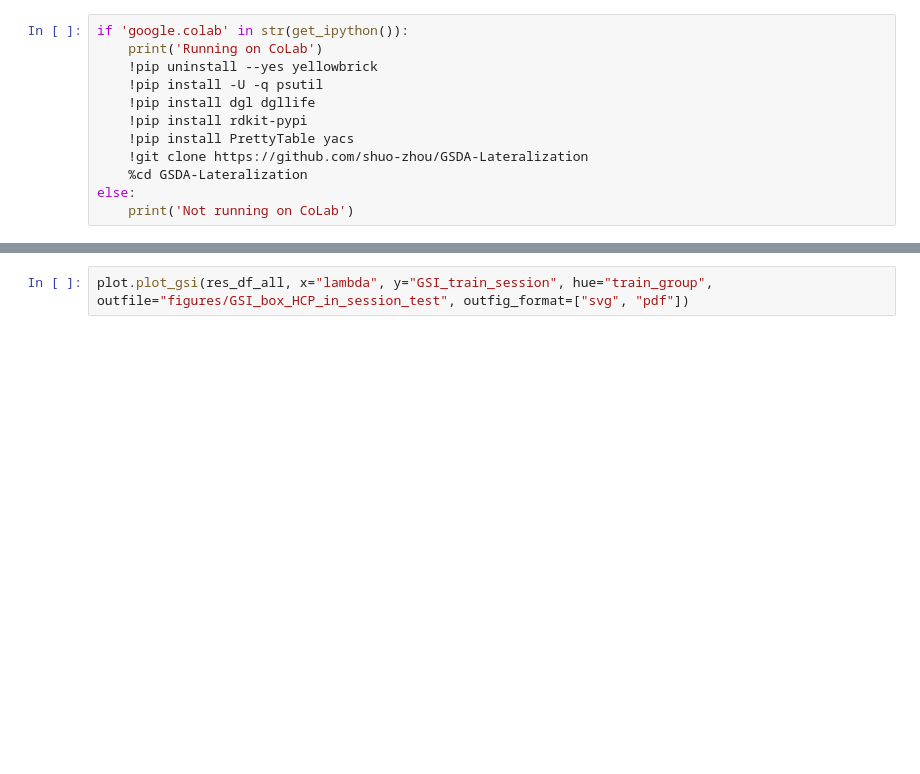
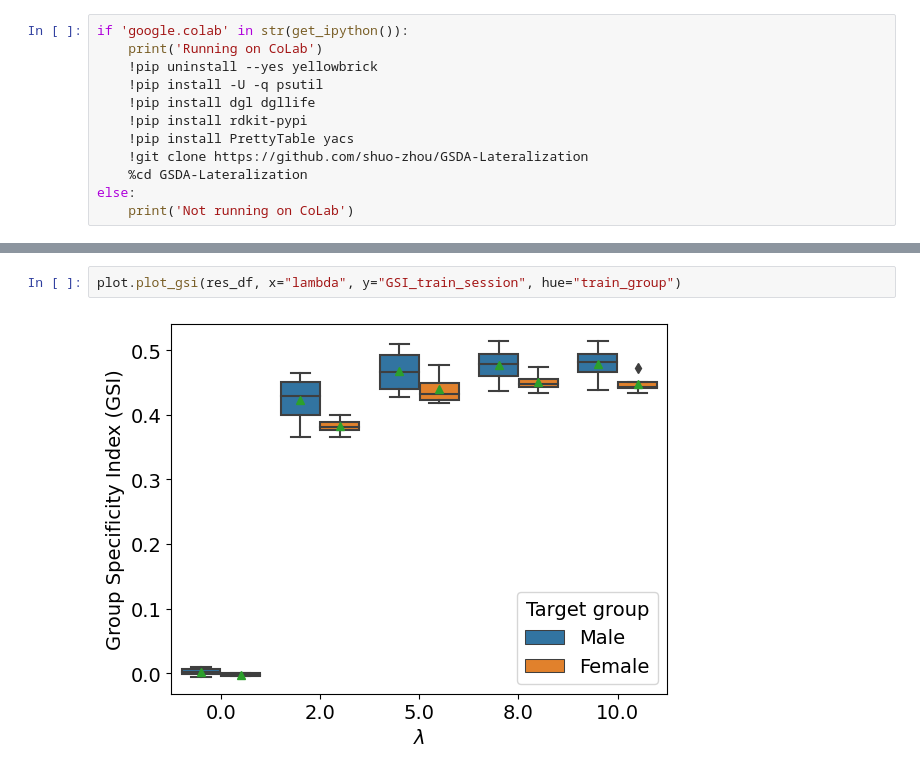
Before and after one commit to shuo-zhou/GSDA-Lateralization, a Jupyter notebook: gsda_demo.ipynb, the cells around one changed output, grey strips where cells are left out. Drawn from its saved outputs; the diff is of its cells as text; blank space fills up the shorter version.

```diff
--- a/gsda_demo.ipynb
+++ b/gsda_demo.ipynb
@@ -90,2 +107,4 @@ plot.plot_accuracy(res_df_is, outfile="figures/HCP_in_session_test%s" % test_siz
 # %%
-plot.plot_gsi(res_df_all, x="lambda", y="GSI_train_session", hue="train_group", outfile="figures/GSI_box_HCP_in_session_test", outfig_format=["svg", "pdf"])
+plot.plot_gsi(res_df, x="lambda", y="GSI_train_session", hue="train_group")
+# %% [output]
+[figure, added]
```
Also changed, not shown: parts of 16 cells of this notebook, 3 other files.
